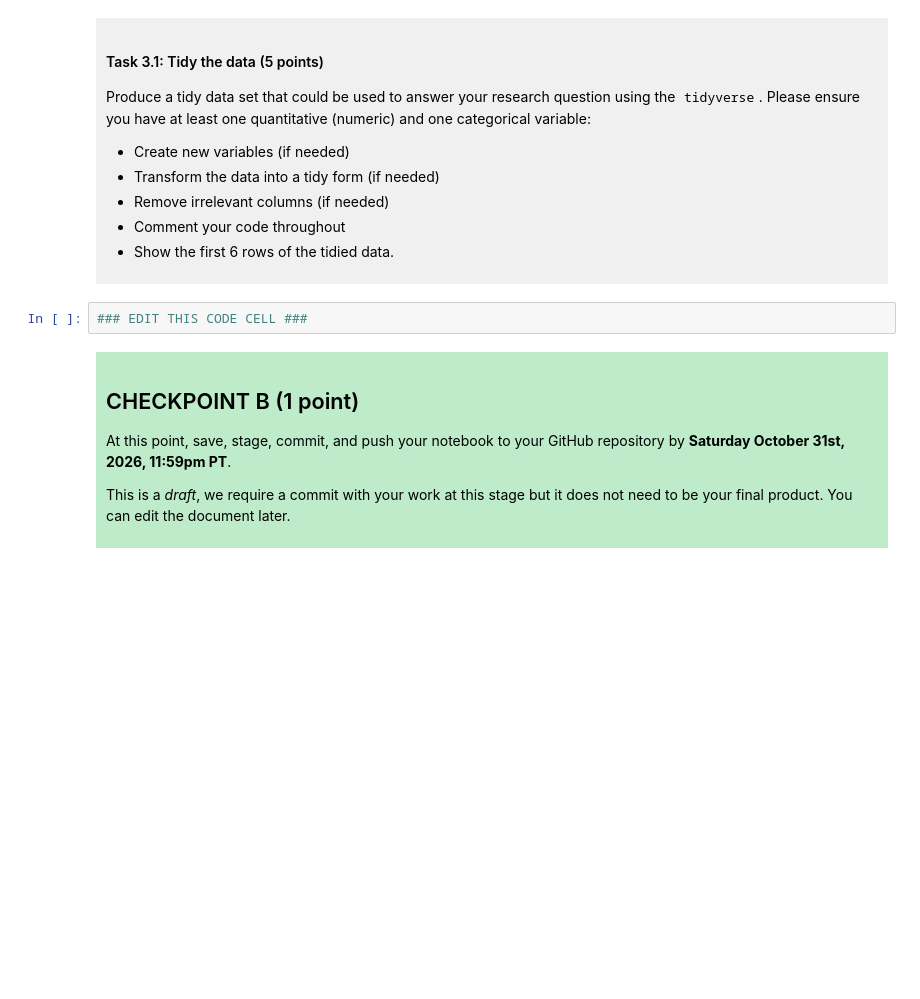
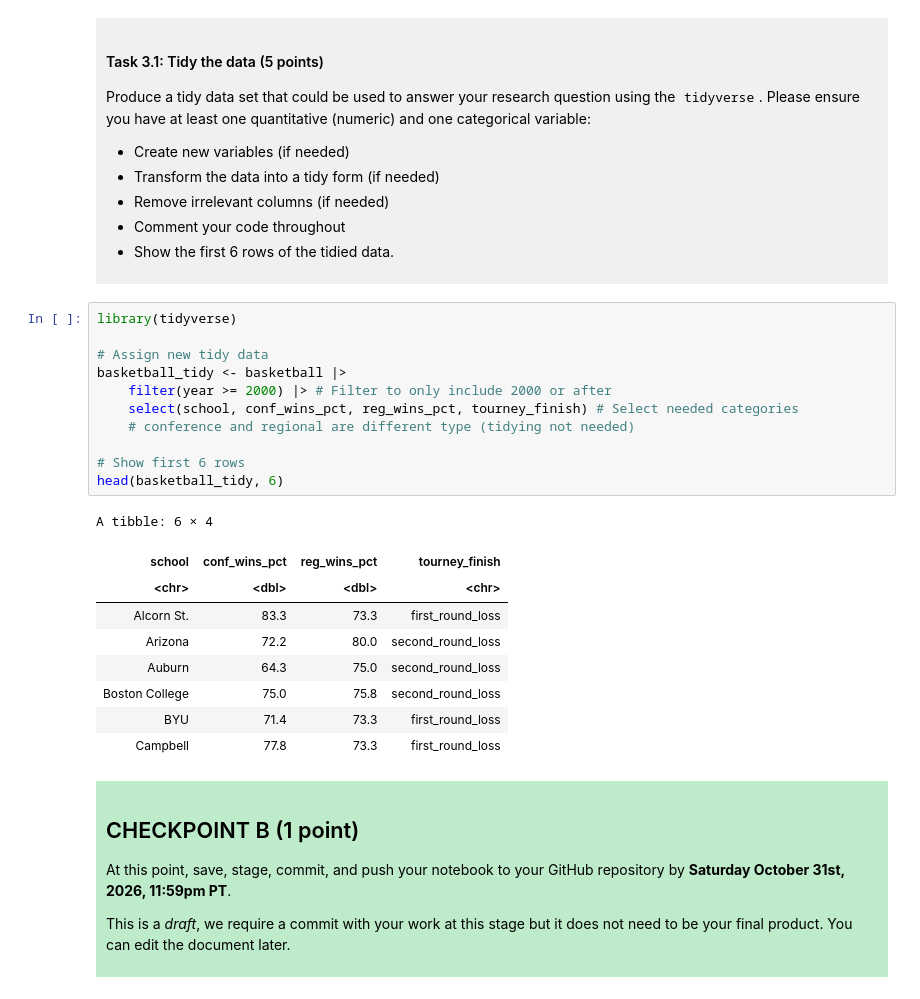
Before and after one commit to Kevcore25/dsci-100-project-kevin-chen, a Jupyter notebook: dsci-100-project-notebook.ipynb, the cells around one changed output. Cells and saved outputs as stored; diff of their text form; blank space fills up the shorter version.

```diff
--- a/dsci-100-project-notebook.ipynb
+++ b/dsci-100-project-notebook.ipynb
@@ -189,7 +212,26 @@ Produce a tidy data set that could be used to answer your research question usin
 
 </div>
 # %%
-### EDIT THIS CODE CELL ###
+library(tidyverse)
+
+# Assign new tidy data
+basketball_tidy <- basketball |>
+    filter(year >= 2000) |> # Filter to only include 2000 or after
+    select(school, conf_wins_pct, reg_wins_pct, tourney_finish) # Select needed categories
+    # conference and regional are different type (tidying not needed)
+
+# Show first 6 rows
+head(basketball_tidy, 6)
+# %% [output]
+A tibble: 6 × 4
+| school | conf_wins_pct | reg_wins_pct | tourney_finish |
+| <chr> | <dbl> | <dbl> | <chr> |
+| Alcorn St. | 83.3 | 73.3 | first_round_loss |
+| Arizona | 72.2 | 80.0 | second_round_loss |
+| Auburn | 64.3 | 75.0 | second_round_loss |
+| Boston College | 75.0 | 75.8 | second_round_loss |
+| BYU | 71.4 | 73.3 | first_round_loss |
+| Campbell | 77.8 | 73.3 | first_round_loss |
 # %% [markdown]
 <div style="background-color: #beebca; padding: 10px;">
 
```
Also changed, not shown: parts of 3 cells of this notebook.
